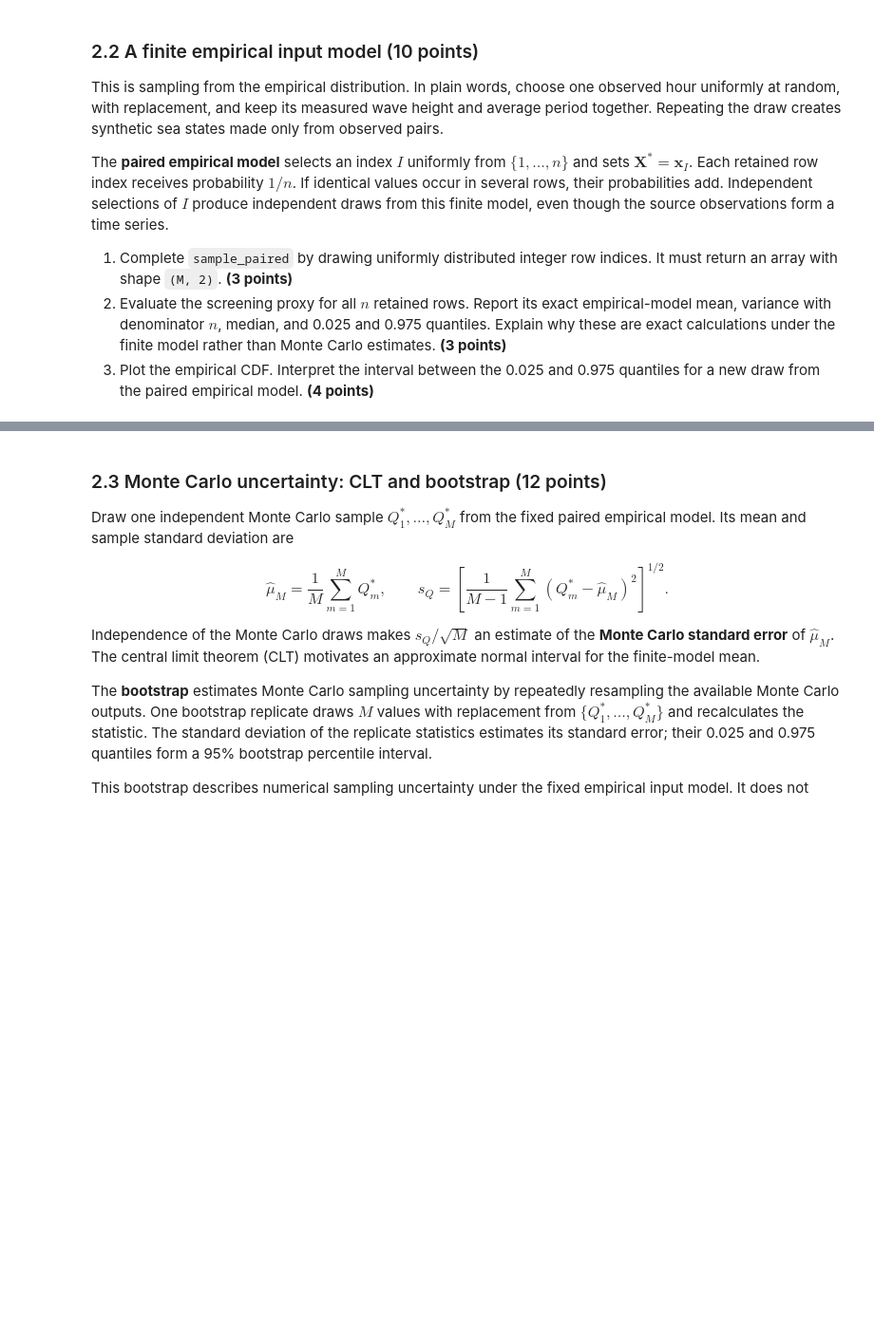
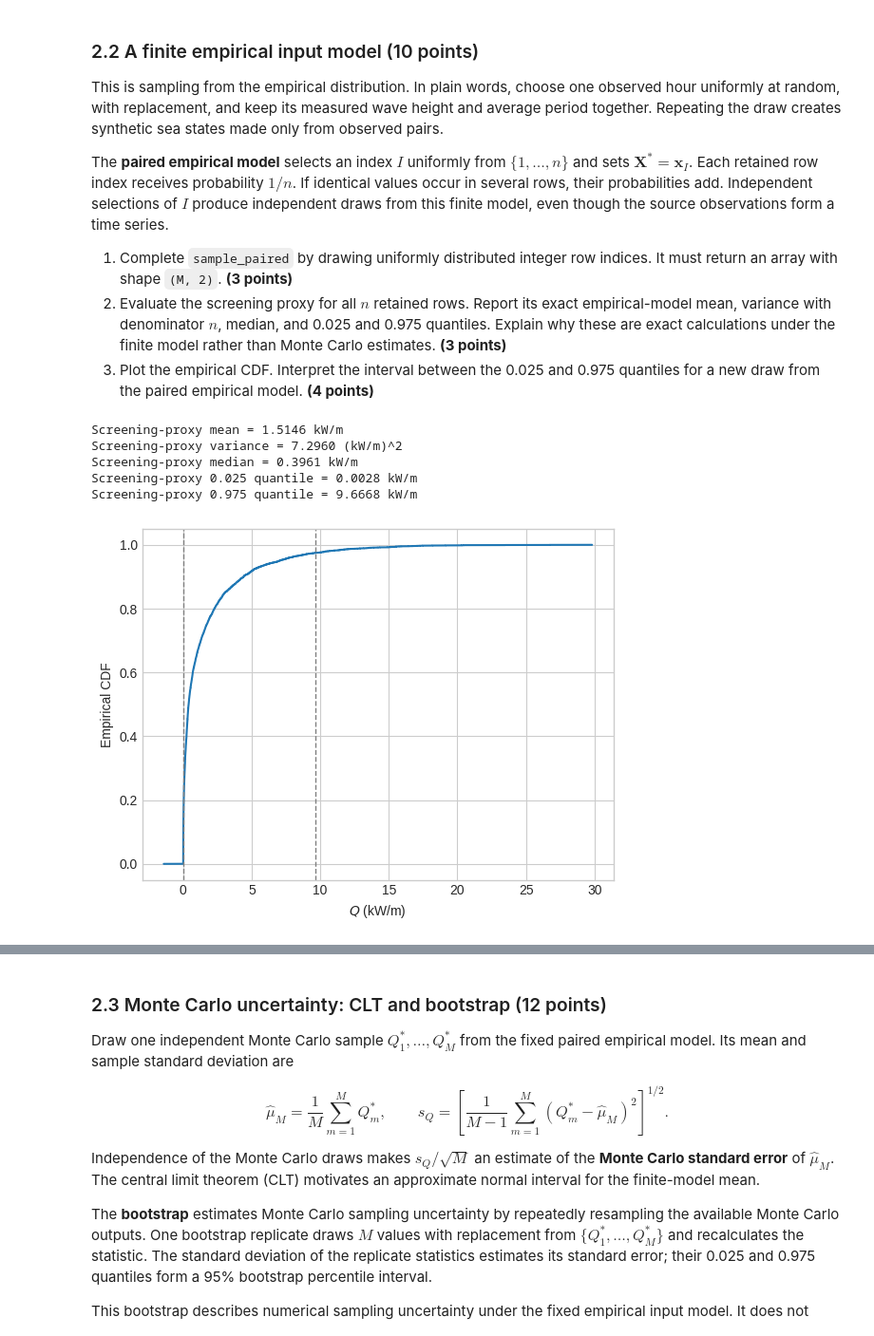
Before and after one commit to Harishteja/ML, a Jupyter notebook: lecturebook/homework/homework-02.ipynb, the cells around one changed output, grey strips where cells are left out. Shown at 95% size. Drawn from its saved outputs; the diff is of its cells as text; code cells hidden in the pictures; blank space fills up the shorter version.

```diff
--- a/lecturebook/homework/homework-02.ipynb
+++ b/lecturebook/homework/homework-02.ipynb
@@ -1258,18 +1322,47 @@ this finite model, even though the source observations form a time series.
 # %%
 def sample_paired(rng, M):
     """Draw complete observed rows from the paired empirical model.
 
     Arguments:
         rng -- NumPy random-number generator
         M -- number of rows to draw
 
     Returns:
         An array with shape (M, 2), with H_s and T_a kept paired.
     """
     # YOUR CODE HERE
-    return None
-
+    indices = rng.integers(0, len(sea_states), size=M)
+    return sea_states[indices]
 # Calculate the exact finite-model summaries and plot the empirical CDF.
 # YOUR CODE HERE
+Q = wave_flux_proxy(sea_states)
+Q_mean = np.mean(Q)
+Q_var = np.var(Q, ddof=0)
+Q_median = np.quantile(Q,0.5, method = "inverted_cdf")
+Q_q025 = np.quantile(Q, 0.025, method = "inverted_cdf")
+Q_q975 = np.quantile(Q, 0.975, method = "inverted_cdf")
+
+print(f"Screening-proxy mean = {Q_mean:.4f} kW/m")
+print(f"Screening-proxy variance = {Q_var:.4f} (kW/m)^2")
+print(f"Screening-proxy median = {Q_median:.4f} kW/m")
+print(f"Screening-proxy 0.025 quantile = {Q_q025:.4f} kW/m")
+print(f"Screening-proxy 0.975 quantile = {Q_q975:.4f} kW/m")
+
+# CDF
+ecdf = stats.ecdf(Q)
+fig, ax = plt.subplots()
+ecdf.cdf.plot(ax)
+ax.set_xlabel(r"$Q$ (kW/m)")
+ax.set_ylabel("Empirical CDF")
+ax.axvline(Q_q025, color="gray", linestyle="--", linewidth=1)
+ax.axvline(Q_q975, color="gray", linestyle="--", linewidth=1)
+plt.show()
+# %% [output]
+Screening-proxy mean = 1.5146 kW/m
+Screening-proxy variance = 7.2960 (kW/m)^2
+Screening-proxy median = 0.3961 kW/m
+Screening-proxy 0.025 quantile = 0.0028 kW/m
+Screening-proxy 0.975 quantile = 9.6668 kW/m
+[figure, added]
 # %% [markdown]
 > **Response:** Show the requested derivation, or report your results and interpretation, as appropriate.
```
Also changed, not shown: parts of 9 cells of this notebook.
